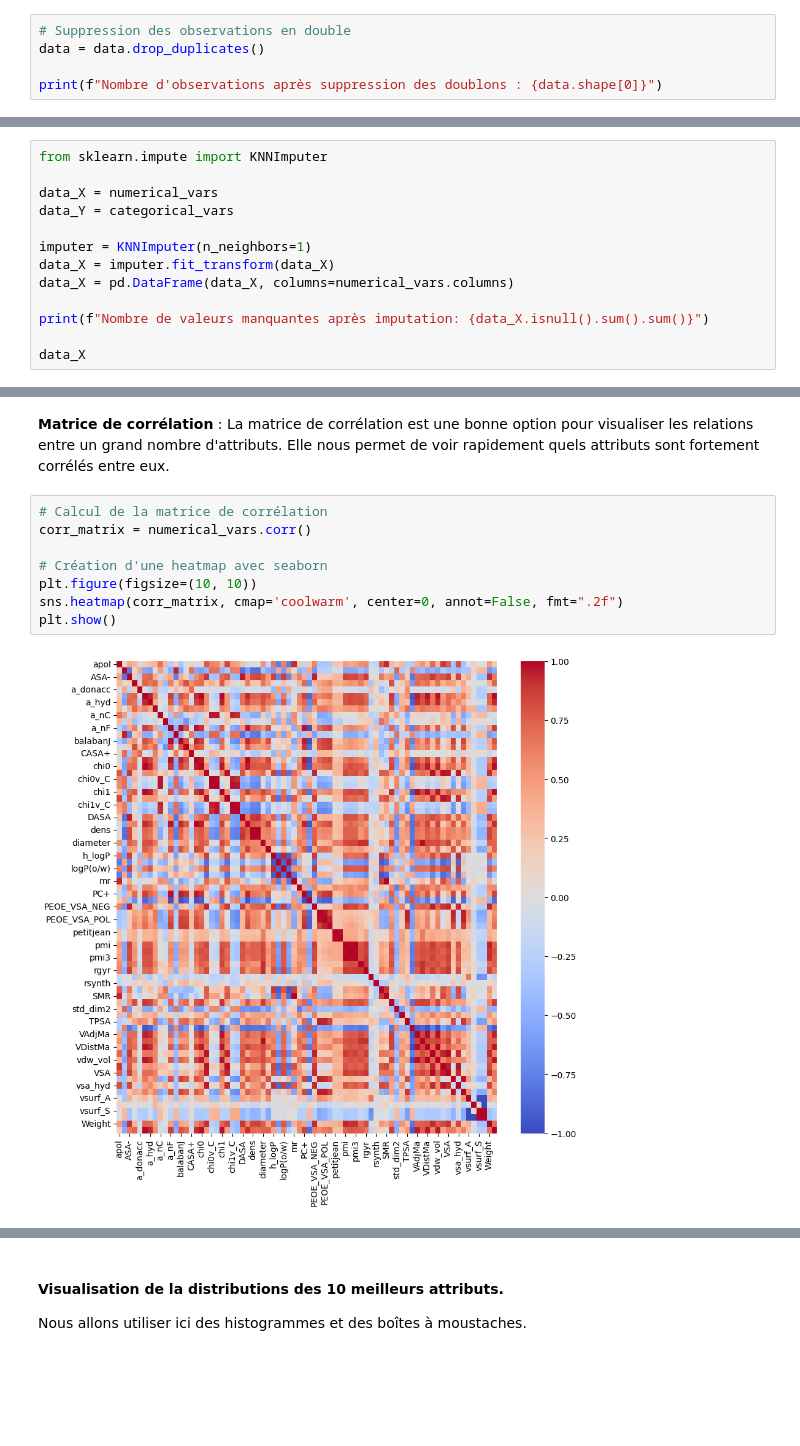
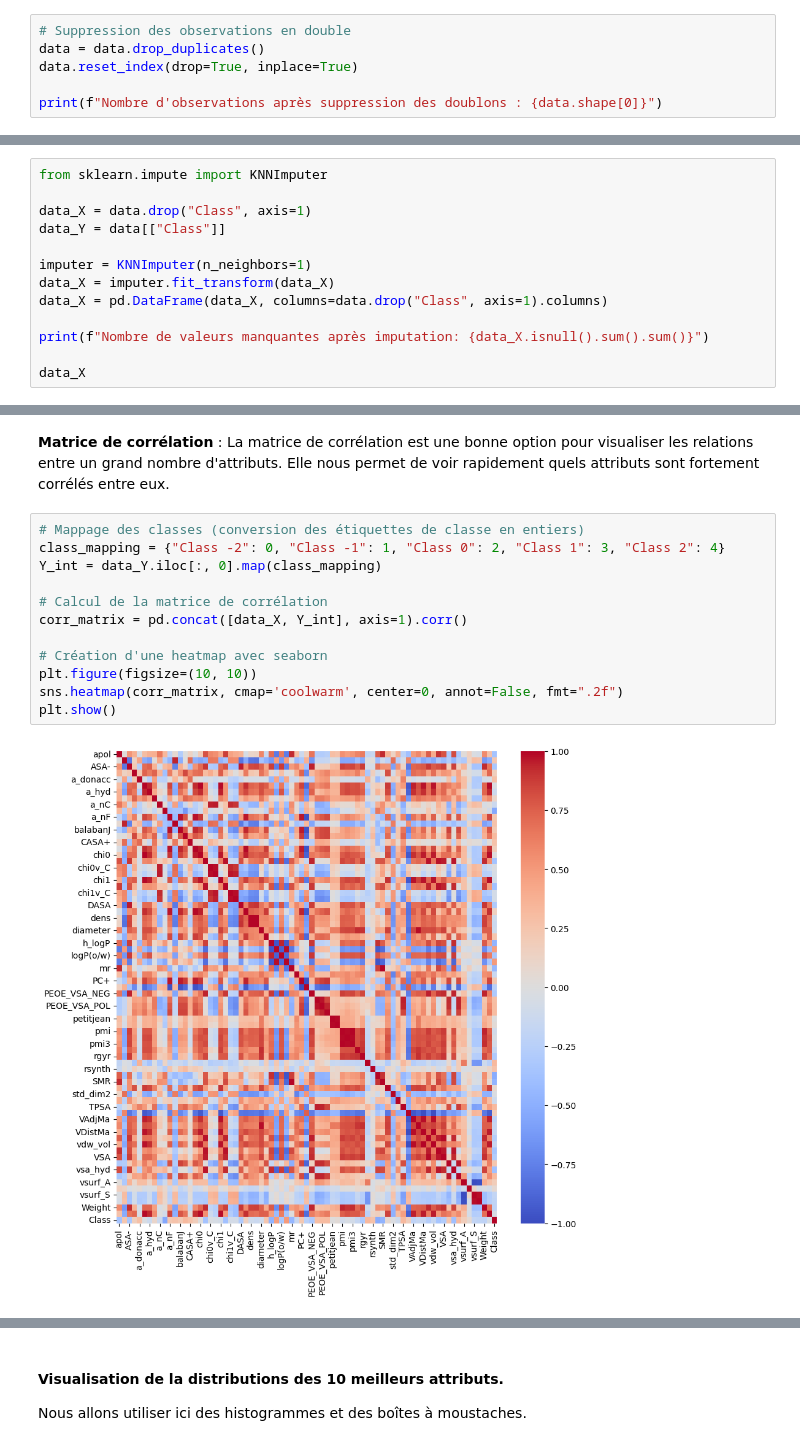
Before and after one commit to daoa2504/TP1, a Jupyter notebook: Groupe2_tp1.ipynb, the cells around one changed output, grey strips where cells are left out. Cells and saved outputs as stored; diff of their text form; blank space fills up the shorter version.

```diff
--- a/Groupe2_tp1.ipynb
+++ b/Groupe2_tp1.ipynb
@@ -166,6 +169,7 @@ Nombre d'observations en double : 22
 # %%
 # Suppression des observations en double
 data = data.drop_duplicates()
+data.reset_index(drop=True, inplace=True)
 
 print(f"Nombre d'observations après suppression des doublons : {data.shape[0]}")
 # %% [output]
@@ -236,12 +242,12 @@ numerical_vars
 # %%
 from sklearn.impute import KNNImputer
 
-data_X = numerical_vars
-data_Y = categorical_vars
+data_X = data.drop("Class", axis=1)
+data_Y = data[["Class"]]
 
 imputer = KNNImputer(n_neighbors=1)
 data_X = imputer.fit_transform(data_X)
-data_X = pd.DataFrame(data_X, columns=numerical_vars.columns)
+data_X = pd.DataFrame(data_X, columns=data.drop("Class", axis=1).columns)
 
 print(f"Nombre de valeurs manquantes après imputation: {data_X.isnull().sum().sum()}")
 
@@ -343,12 +362,16 @@ variance_df.sort_values(by='Variance', ascending=True).head(10)
 # %% [markdown]
 **Matrice de corrélation** : La matrice de corrélation est une bonne option pour visualiser les relations entre un grand nombre d'attributs. Elle nous permet de voir rapidement quels attributs sont fortement corrélés entre eux.
 # %%
+# Mappage des classes (conversion des étiquettes de classe en entiers)
+class_mapping = {"Class -2": 0, "Class -1": 1, "Class 0": 2, "Class 1": 3, "Class 2": 4}
+Y_int = data_Y.iloc[:, 0].map(class_mapping)
+
 # Calcul de la matrice de corrélation
-corr_matrix = numerical_vars.corr()
+corr_matrix = pd.concat([data_X, Y_int], axis=1).corr()
 
 # Création d'une heatmap avec seaborn
 plt.figure(figsize=(10, 10))
 sns.heatmap(corr_matrix, cmap='coolwarm', center=0, annot=False, fmt=".2f")
 plt.show()
 # %% [output]
-[figure, old version]
+[figure, new version]
```
Also changed, not shown: parts of 47 cells of this notebook.
